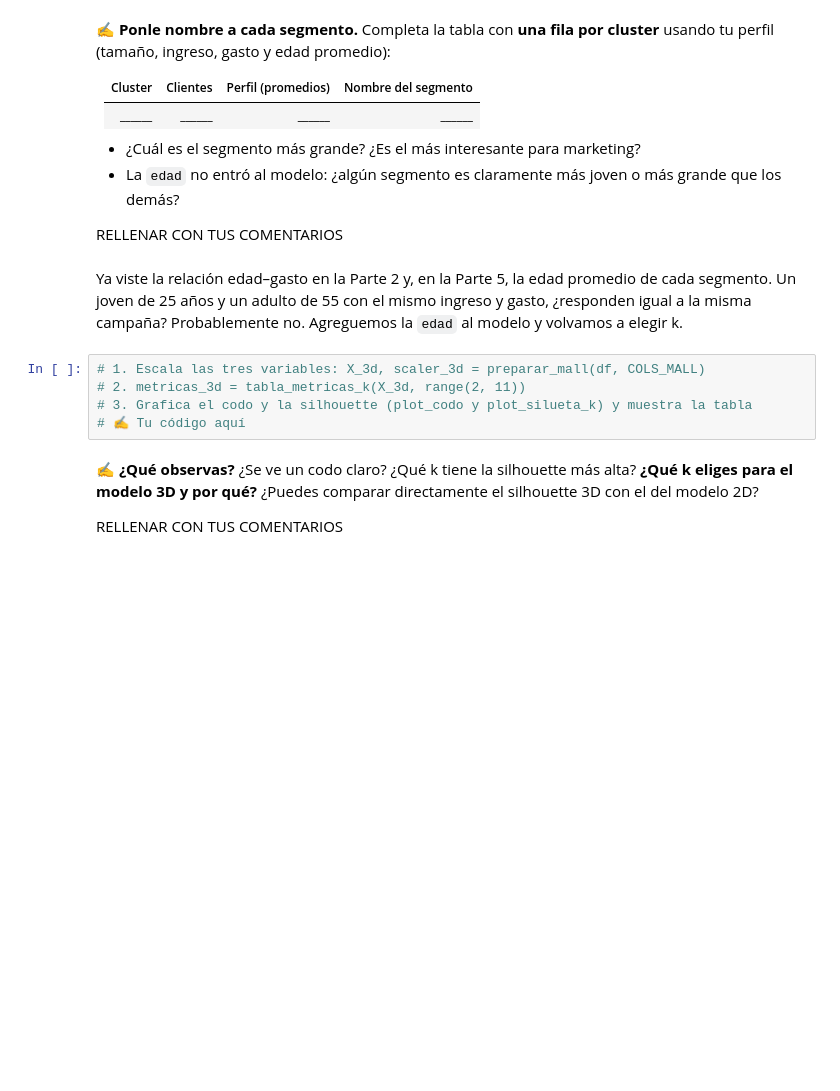
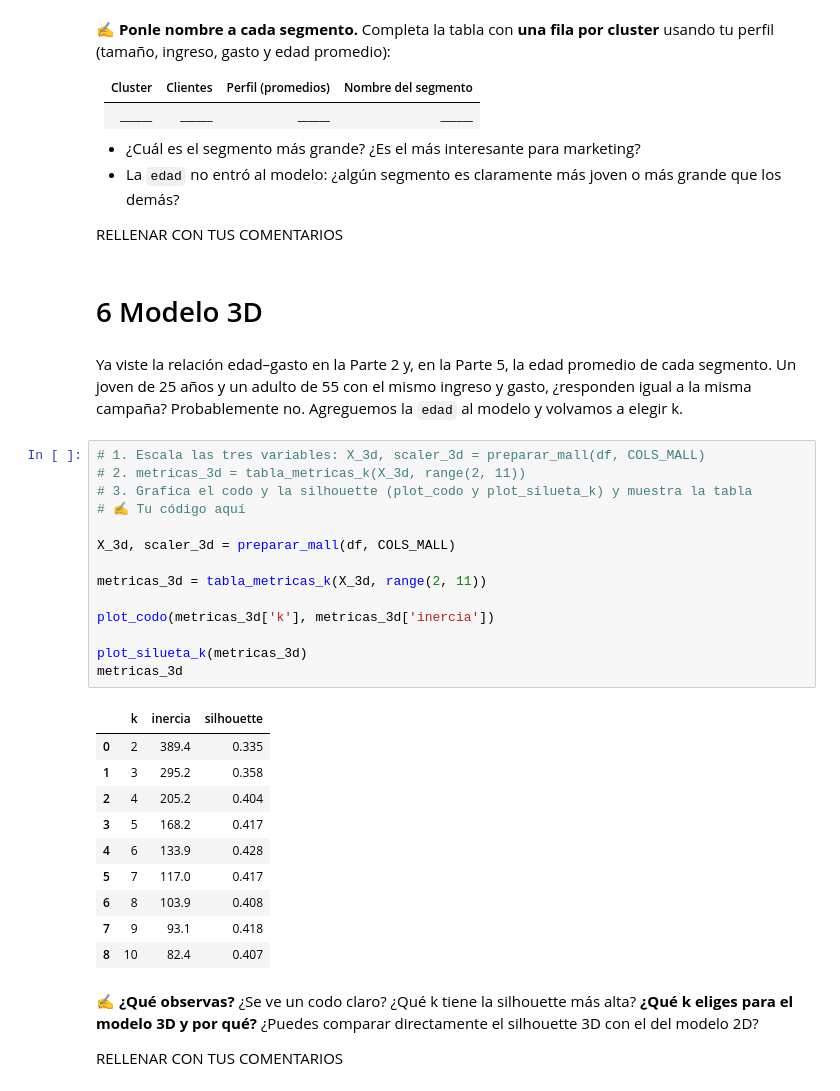
Before and after one commit to ncrespo75/aprendizaje-no-supervisado-544177, a Jupyter notebook: 01-kmeans/caso_mall.ipynb, the cells around one changed output. Cells and saved outputs as stored; diff of their text form; blank space fills up the shorter version.

```diff
--- a/01-kmeans/caso_mall.ipynb
+++ b/01-kmeans/caso_mall.ipynb
@@ -728,13 +728,35 @@ title= 'Segmentos de clientes: ingresos vs gasto'
 - La `edad` no entró al modelo: ¿algún segmento es claramente más joven o más grande que los demás?
 
 RELLENAR CON TUS COMENTARIOS
+# %% [markdown]
+# 6 Modelo 3D
 # %% [markdown]
 Ya viste la relación edad–gasto en la Parte 2 y, en la Parte 5, la edad promedio de cada segmento. Un joven de 25 años y un adulto de 55 con el mismo ingreso y gasto, ¿responden igual a la misma campaña? Probablemente no. Agreguemos la `edad` al modelo y volvamos a elegir k.
 # %%
 # 1. Escala las tres variables: X_3d, scaler_3d = preparar_mall(df, COLS_MALL)
 # 2. metricas_3d = tabla_metricas_k(X_3d, range(2, 11))
 # 3. Grafica el codo y la silhouette (plot_codo y plot_silueta_k) y muestra la tabla
 # ✍️ Tu código aquí
+
+X_3d, scaler_3d = preparar_mall(df, COLS_MALL)
+
+metricas_3d = tabla_metricas_k(X_3d, range(2, 11))
+
+plot_codo(metricas_3d['k'], metricas_3d['inercia'])
+
+plot_silueta_k(metricas_3d)
+metricas_3d
+# %% [output]
+|  | k | inercia | silhouette |
+| 0 | 2 | 389.4 | 0.335 |
+| 1 | 3 | 295.2 | 0.358 |
+| 2 | 4 | 205.2 | 0.404 |
+| 3 | 5 | 168.2 | 0.417 |
+| 4 | 6 | 133.9 | 0.428 |
+| 5 | 7 | 117.0 | 0.417 |
+| 6 | 8 | 103.9 | 0.408 |
+| 7 | 9 | 93.1 | 0.418 |
+| 8 | 10 | 82.4 | 0.407 |
 # %% [markdown]
 ✍️ **¿Qué observas?** ¿Se ve un codo claro? ¿Qué k tiene la silhouette más alta? **¿Qué k eliges para el modelo 3D y por qué?** ¿Puedes comparar directamente el silhouette 3D con el del modelo 2D?
 
```
Also changed, not shown: parts of 7 cells of this notebook.
